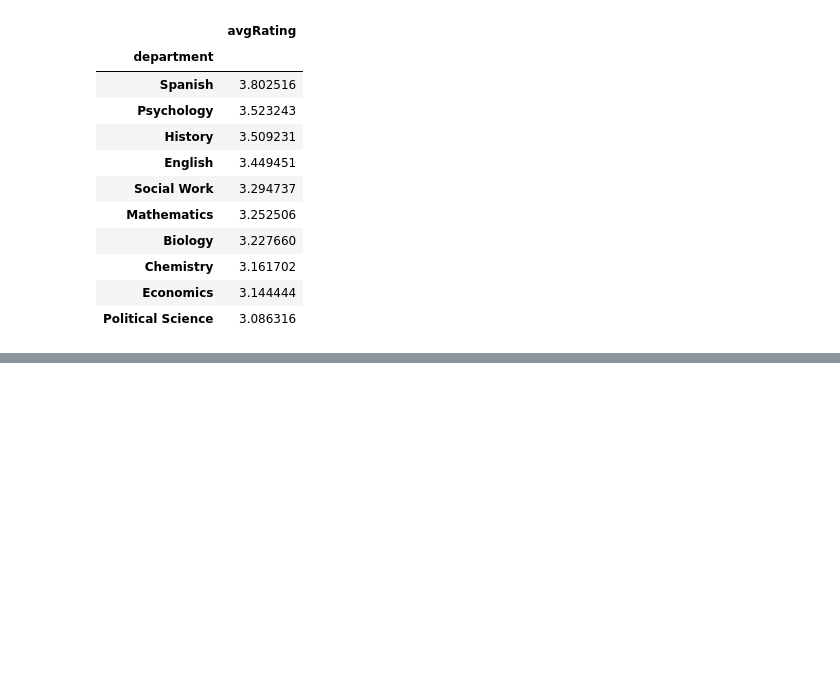
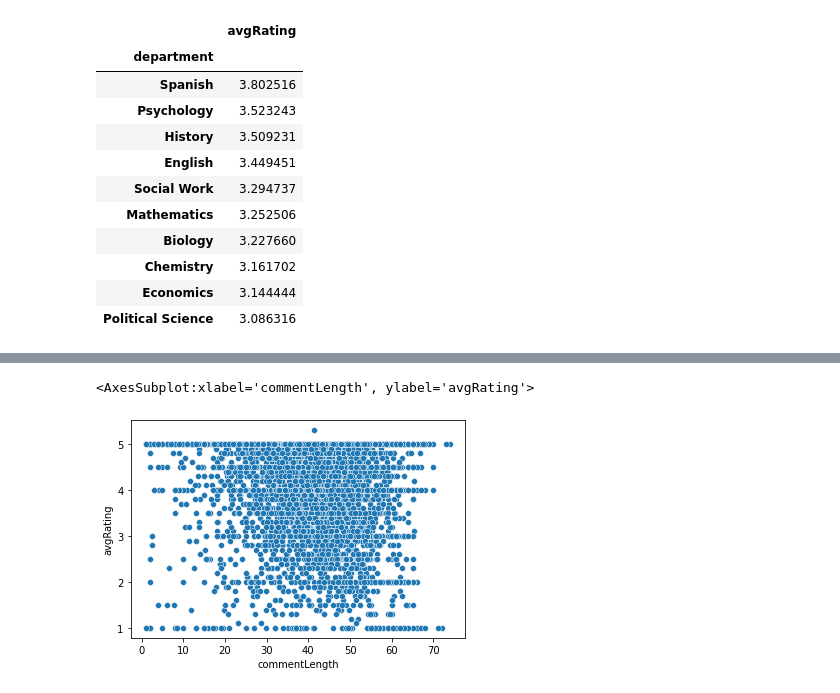
Before and after one commit to Casper-Guo/EECS-486-RMP-Webscrape, a Jupyter notebook: pipeline.ipynb, the cells around one changed output, grey strips where cells are left out. Saved outputs shown, nothing was run; the diff lists cells and outputs as text; code cells hidden in the pictures; blank space fills up the shorter version.

```diff
--- a/pipeline.ipynb
+++ b/pipeline.ipynb
@@ -103,0 +108,9 @@ departs.groupby('department').mean().sort_values('avgRating', ascending=False)
+# %%
+df_comment['commentLength'] = df_comment['comment'].str.split(" ").str.len()
+rating_len = pd.merge(df_comment, df_prof, how='inner', left_on = 'profID', right_on = 'profID')
+rating_len_group = rating_len.groupby(['profID'])['commentLength'].mean()
+combined = pd.merge(df_prof, rating_len_group, how='inner', left_on = 'profID', right_on = 'profID')
+sns.scatterplot(x = 'commentLength', y = 'avgRating', data=combined)
+# %% [output]
+<AxesSubplot:xlabel='commentLength', ylabel='avgRating'>
+[figure, added]
```
Also changed, not shown: parts of 3 cells of this notebook.
